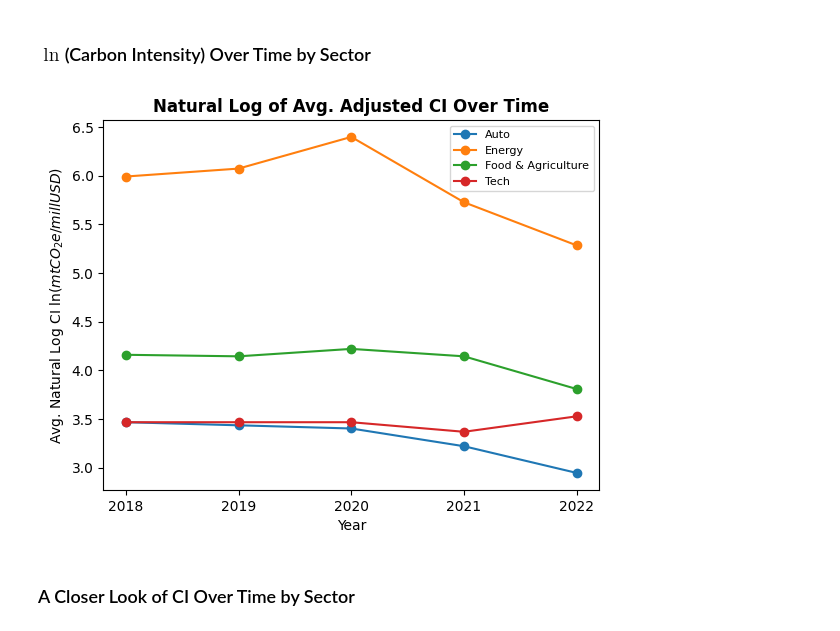
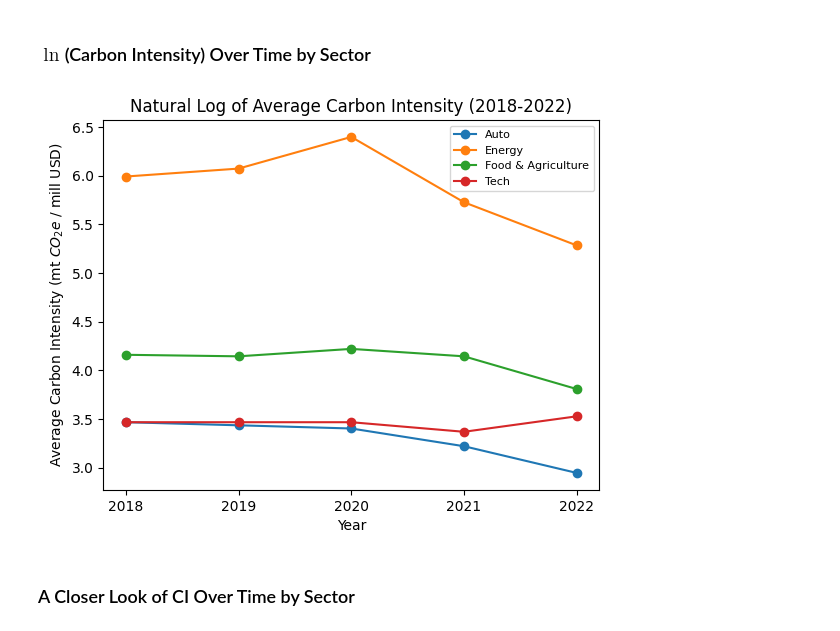
Before and after one commit to zcjanin/decarbonization-2024, a Jupyter notebook: Decarbo_EDA.ipynb, the cells around one changed output. Saved outputs shown, nothing was run; the diff lists cells and outputs as text; code cells hidden in the pictures.

```diff
--- a/Decarbo_EDA.ipynb
+++ b/Decarbo_EDA.ipynb
@@ -477,23 +478,23 @@ plt.show();
 # %%
 avgci_BySector = sectors.pivot_table(
     index='YEAR',
     columns='SECTOR',
     values='Adjusted CI',
     aggfunc = np.median
 ).round(0).reset_index().drop([0])
 
 
 for sector in avgci_BySector.columns[1:]:
     plt.plot(avgci_BySector['YEAR'], np.log(avgci_BySector[sector]), label=sector, marker='o')
 
-plt.xticks( np.linspace(2018, 2022,5))
-plt.title('Natural Log of Avg. Adjusted CI Over Time', fontweight='bold')
-plt.ylabel('Avg. Natural Log CI $\ln(mt CO_{2}e / mill USD)$')
+plt.xticks(np.linspace(2018, 2022,5))
+plt.title('Natural Log of Average Carbon Intensity (2018-2022)')
+plt.ylabel('Average Carbon Intensity (mt $CO_{2}e$ / mill USD)')
 plt.xlabel('Year')
 plt.legend(fontsize=8)
 plt.show();
 # %% [output]
-[figure, old version]
+[figure, new version]
 # %% [markdown]
 ### A Closer Look of CI Over Time by Sector
 # %%
```
Also changed, not shown: parts of 9 cells of this notebook, 2 other files.
